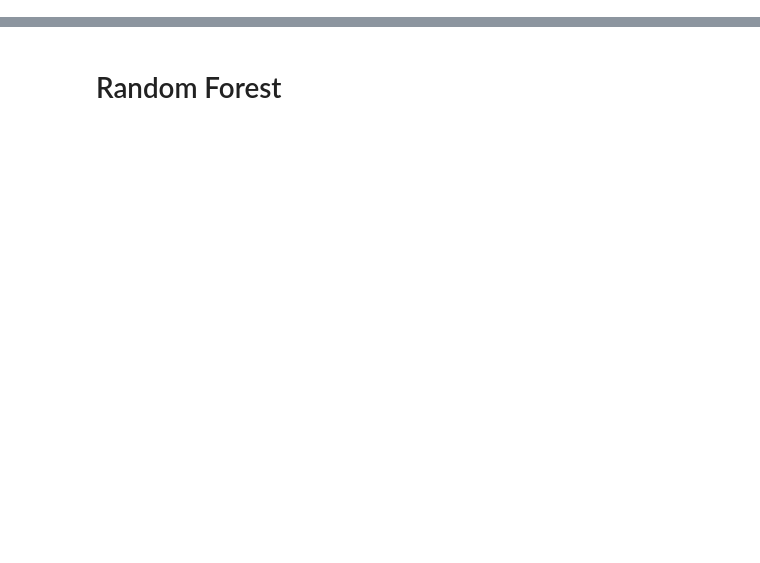
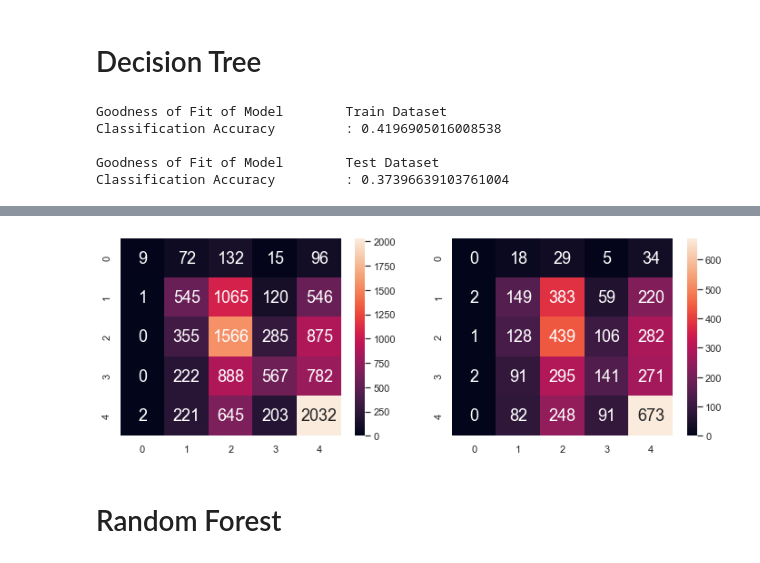
Before and after one commit to majulahsingapuri/CatsnDogs, a Jupyter notebook: Project.ipynb, the cells around one changed output, grey strips where cells are left out. Drawn from its saved outputs; the diff is of its cells as text; code cells hidden in the pictures; blank space fills up the shorter version.

```diff
--- a/Project.ipynb
+++ b/Project.ipynb
@@ -41,0 +92,10 @@ animalData = animalData.join(pd.DataFrame(data = jsonData))
+# %%
+alist = ["good","play","love","care","vaccin",'friendli',"healthi","activ","cute","rescu"]
+blist =[]
+
+for words in animalData['DescriptionWords']:
+    words = word_tokenize(words)
+    blist.append(len([word for word in words if word in alist]))
+
+animalData = animalData.join(pd.DataFrame(data = {"GoodWords" : np.array(blist)}))
+animalData.head()
@@ -42,3 +110,4 @@ animalData = animalData.join(pd.DataFrame(data = jsonData))
 # %%
-predictors = animalData.drop(["Name", "State", "RescuerID", "Description", "PetID", "AdoptionSpeed", "VideoAmt", "PhotoAmt", "Breed1", "Breed2", "Color1", "Color2", "Color3"], axis = 1)
+predictors = animalData.drop(["Name", "State", "RescuerID", "Description","DescriptionWords", "PetID", "AdoptionSpeed", "Breed1", "Breed2", "Color1", "Color2", "Color3"], axis = 1)
 response = pd.DataFrame(animalData["AdoptionSpeed"])
+predictors.head()
@@ -45,8 +121,2 @@ response = pd.DataFrame(animalData["AdoptionSpeed"])
 # %%
 X_train, X_test, y_train, y_test = train_test_split(predictors, response, test_size = 0.25)
-
-svcModel = LinearSVC()
-svcModel.fit(X_train, y_train)
-
-y_train_pred = svcModel.predict(X_train)
-y_test_pred = svcModel.predict(X_test)
@@ -105,12 +123,16 @@ sb.heatmap(matrix, annot = True, fmt=".0f", annot_kws={"size": 18})
+# %% [markdown]
+# Decision Tree
 # %%
 # Decision Tree using Train Data
-dectree = DecisionTreeClassifier(max_depth = 3)  # create the decision tree object
+dectree = DecisionTreeClassifier(max_depth = 8)  # create the decision tree object
 dectree.fit(X_train, y_train)                    # train the decision tree model
 #max depth increases the number of variables to be considered, making the classification accuracy better
 
 # Predict Response corresponding to Predictors
 y_train_pred = dectree.predict(X_train)
 y_test_pred = dectree.predict(X_test)
+
+results = pd.DataFrame(data = {"DecTree" : y_test_pred})
 
 # Check the Goodness of Fit (on Train Data)
 print("Goodness of Fit of Model \tTrain Dataset")
@@ -138,3 +160,9 @@ treedot = export_graphviz(dectree,                                      # the mo
                           special_characters = True)                    # postscript
 
 graphviz.Source(treedot)
+# %% [output]
+Goodness of Fit of Model        Train Dataset
+Classification Accuracy         : 0.4196905016008538
+
+Goodness of Fit of Model        Test Dataset
+Classification Accuracy         : 0.37396639103761004
@@ -141,2 +170,3 @@ graphviz.Source(treedot)
+[figure, added]
 # %% [markdown]
 # Random Forest
```
Also changed, not shown: parts of 24 cells of this notebook.
